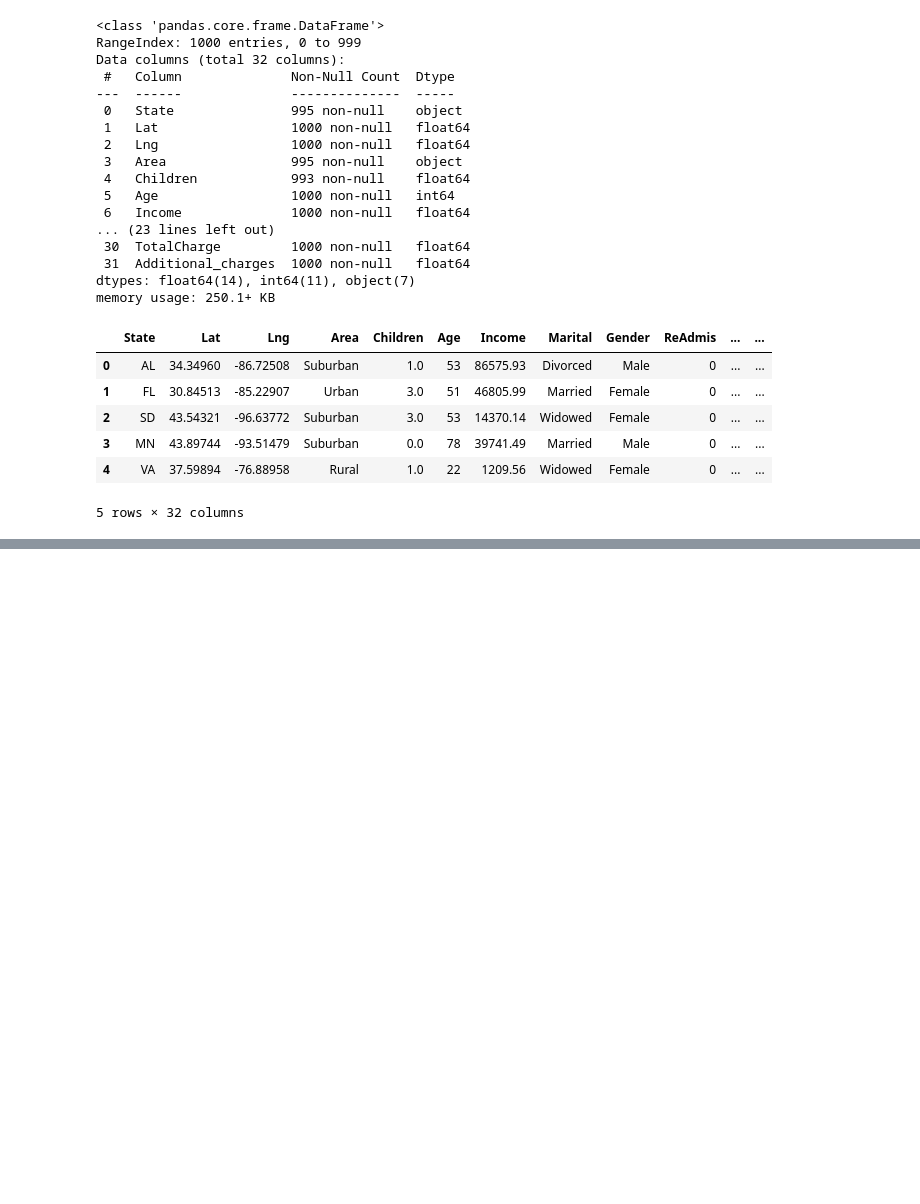
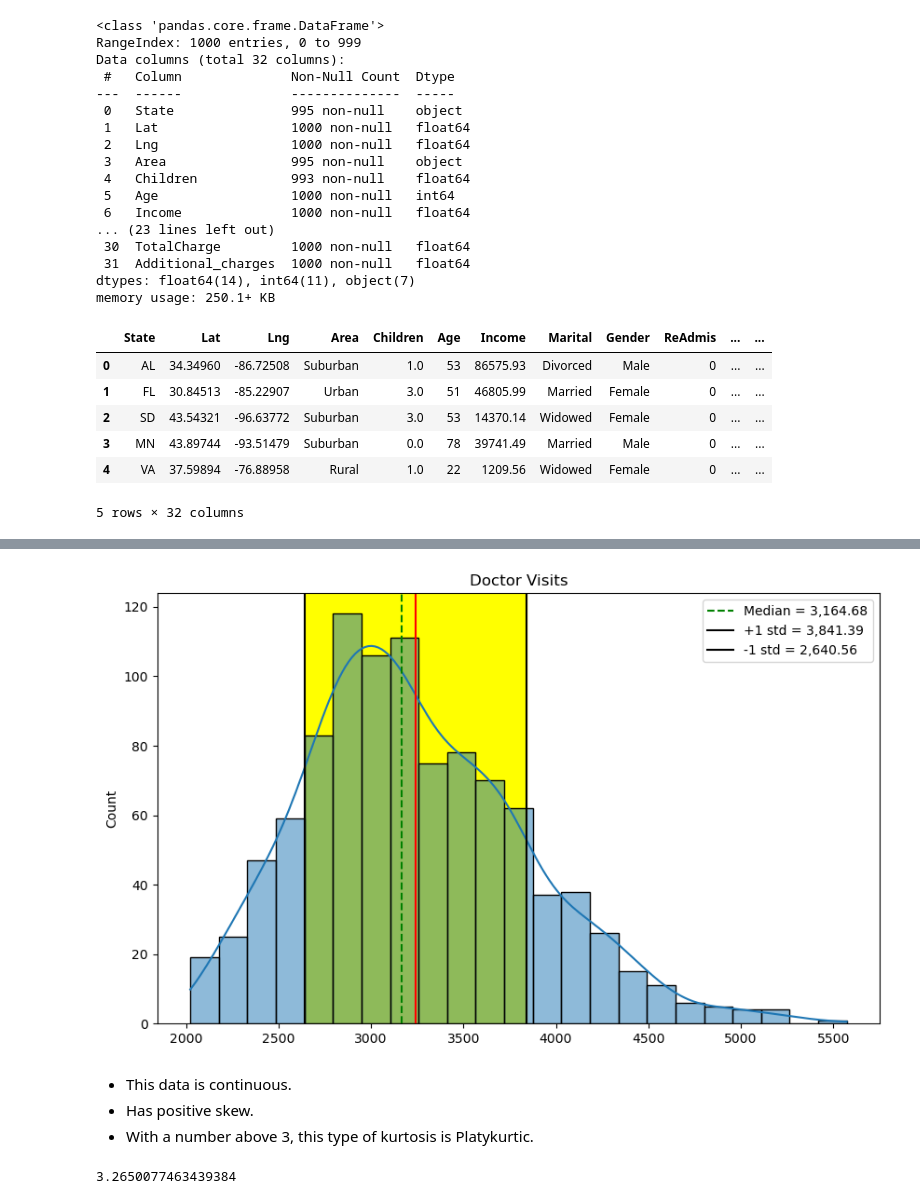
Before and after one commit to CaillahR/Describing-Distributions, a Jupyter notebook: Untitled.ipynb, the cells around one changed output, grey strips where cells are left out. Drawn from its saved outputs; the diff is of its cells as text; code cells hidden in the pictures; blank space fills up the shorter version.

```diff
--- a/Untitled.ipynb
+++ b/Untitled.ipynb
@@ -35,0 +101,28 @@ memory usage: 250.1+ KB
+# %%
+mean_tot_charge = df["TotalCharge"].mean()
+med_tot_charge = df["TotalCharge"].median()
+std_tot_charge = df["TotalCharge"].std()
+plus_one_std_tot_charge = mean_tot_charge + std_tot_charge
+minus_one_std_tot_charge = mean_tot_charge - std_tot_charge
+# %%
+fig,ax = plt.subplots(figsize=(10,6))
+sns.histplot(df["TotalCharge"], ax = ax, kde = True)
+ax.axvline(mean_tot_charge, color = "red")
+ax.axvline(med_tot_charge, ls='--', color = 'green', label = f'Median = {med_tot_charge:,.2f}')
+ax.axvline(plus_one_std_tot_charge, color = 'black',label=f'+1 std = {plus_one_std_tot_charge:,.2f}')
+ax.axvline(minus_one_std_tot_charge, color = 'black', label = f'-1 std = {minus_one_std_tot_charge:,.2f}')
+ax.axvspan(plus_one_std_tot_charge, minus_one_std_tot_charge, color = 'yellow', zorder = 0)
+ax.set_title('Doctor Visits')
+ax.set(xlabel = None)
+ax.legend();
+# %% [output]
+[figure, added]
+# %% [markdown]
+- This data is continuous.
+- Has positive skew.
+- With a number above 3, this type of kurtosis is Platykurtic.
+# %%
+kurt_tot_charge = stats.kurtosis(df["TotalCharge"], fisher = False)
+kurt_tot_charge
+# %% [output]
+3.2650077463439384
```
Also changed, not shown: parts of 12 cells of this notebook.
